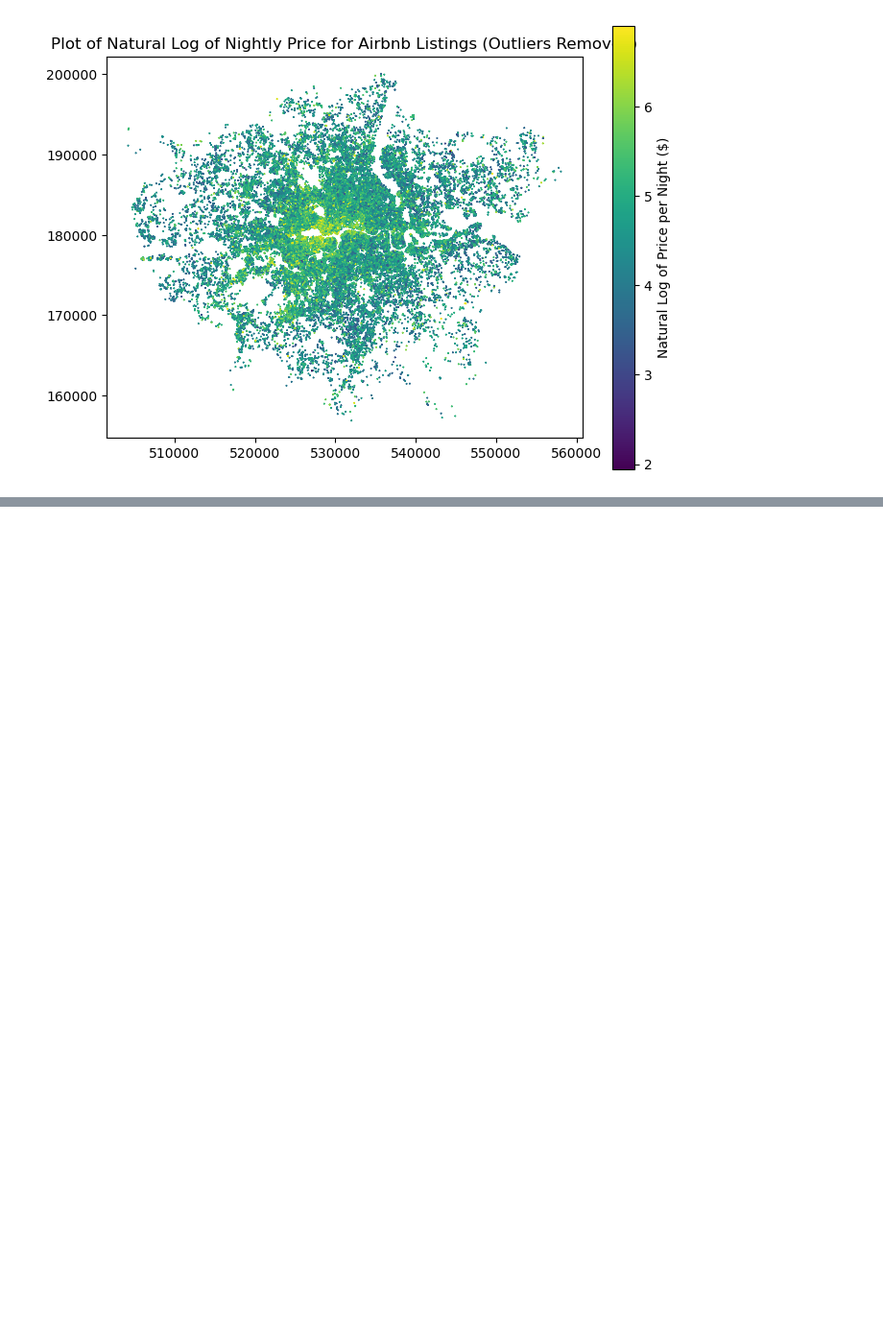
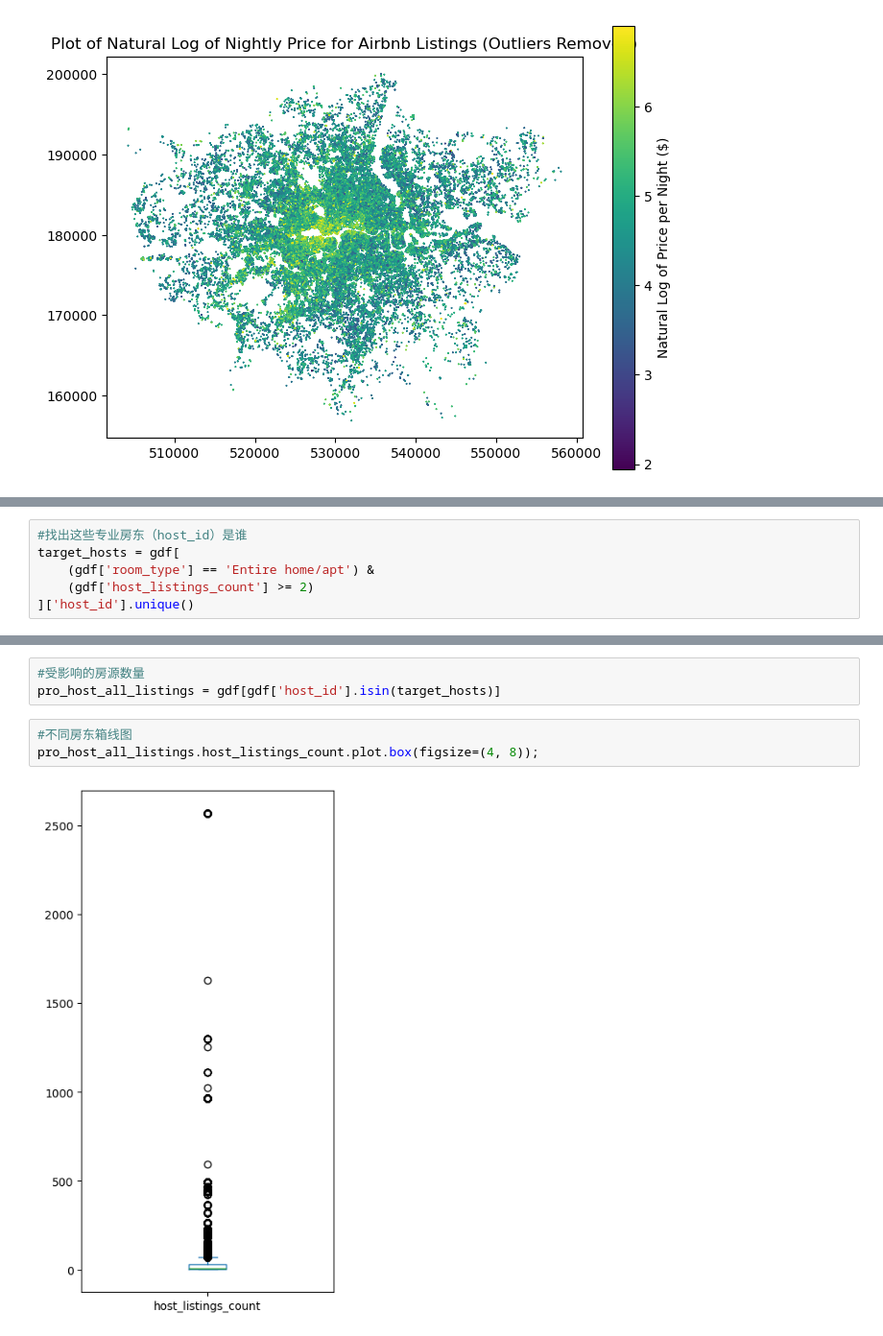
Before and after one commit to yjzhou217/The-Universe-s-Premier-F, a Jupyter notebook: code-draft.ipynb, the cells around one changed output, grey strips where cells are left out. Shown at 96% size. Cells and saved outputs as stored; diff of their text form; blank space fills up the shorter version.

```diff
--- a/code-draft.ipynb
+++ b/code-draft.ipynb
@@ -466,0 +492,6 @@ ax.set_title("Plot of Natural Log of Nightly Price for Airbnb Listings (Outliers
+# %%
+#找出这些专业房东（host_id）是谁
+target_hosts = gdf[
+    (gdf['room_type'] == 'Entire home/apt') &
+    (gdf['host_listings_count'] >= 2)
+]['host_id'].unique()
@@ -466,0 +504,8 @@ ax.set_title("Plot of Natural Log of Nightly Price for Airbnb Listings (Outliers
+# %%
+#受影响的房源数量
+pro_host_all_listings = gdf[gdf['host_id'].isin(target_hosts)]
+# %%
+#不同房东箱线图
+pro_host_all_listings.host_listings_count.plot.box(figsize=(4, 8));
+# %% [output]
+[figure, added]
```
Also changed, not shown: parts of 36 cells of this notebook, 5 other files.
